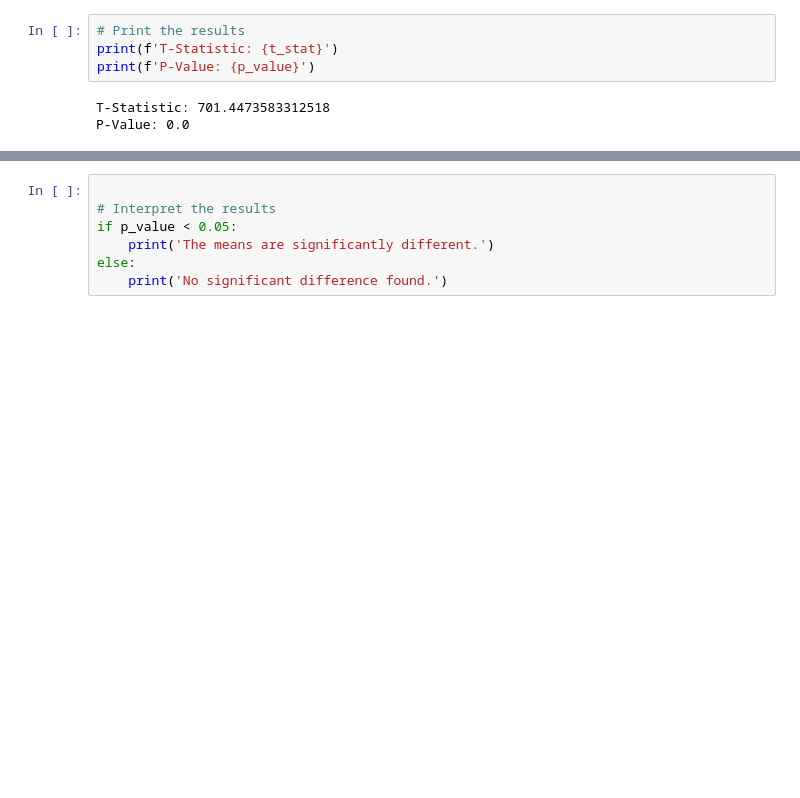
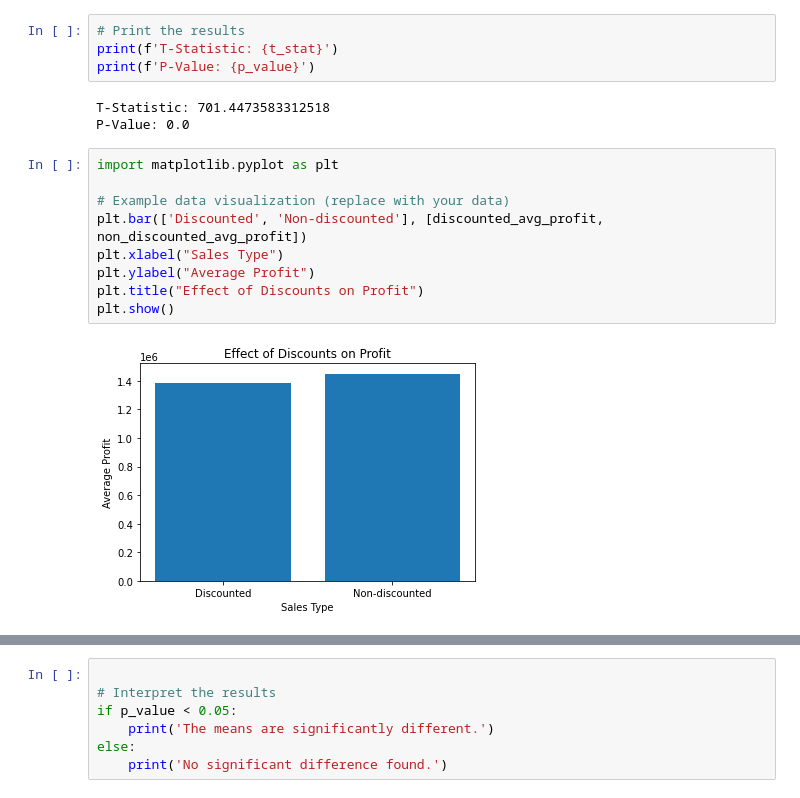
Before and after one commit to realBagher/Laptop_analysis_and_Warehousing_g3, a Jupyter notebook: Tasks/task 3/task_3.ipynb, the cells around one changed output, grey strips where cells are left out. Saved outputs shown, nothing was run; the diff lists cells and outputs as text; blank space fills up the shorter version.

```diff
--- a/Tasks/task 3/task_3.ipynb
+++ b/Tasks/task 3/task_3.ipynb
@@ -197,6 +201,17 @@ print(f'P-Value: {p_value}')
 # %% [output]
 T-Statistic: 701.4473583312518
 P-Value: 0.0
+# %%
+import matplotlib.pyplot as plt
+
+# Example data visualization (replace with your data)
+plt.bar(['Discounted', 'Non-discounted'], [discounted_avg_profit, non_discounted_avg_profit])
+plt.xlabel("Sales Type")
+plt.ylabel("Average Profit")
+plt.title("Effect of Discounts on Profit")
+plt.show()
+# %% [output]
+[figure, added]
 # %%
 # Check and print the results of the assumptions
 print(f'Shapiro-Wilk Test - Column 1: W={shapiro_column1[0]}, p={shapiro_column1[1]}')
```
Also changed, not shown: parts of 14 cells of this notebook.
